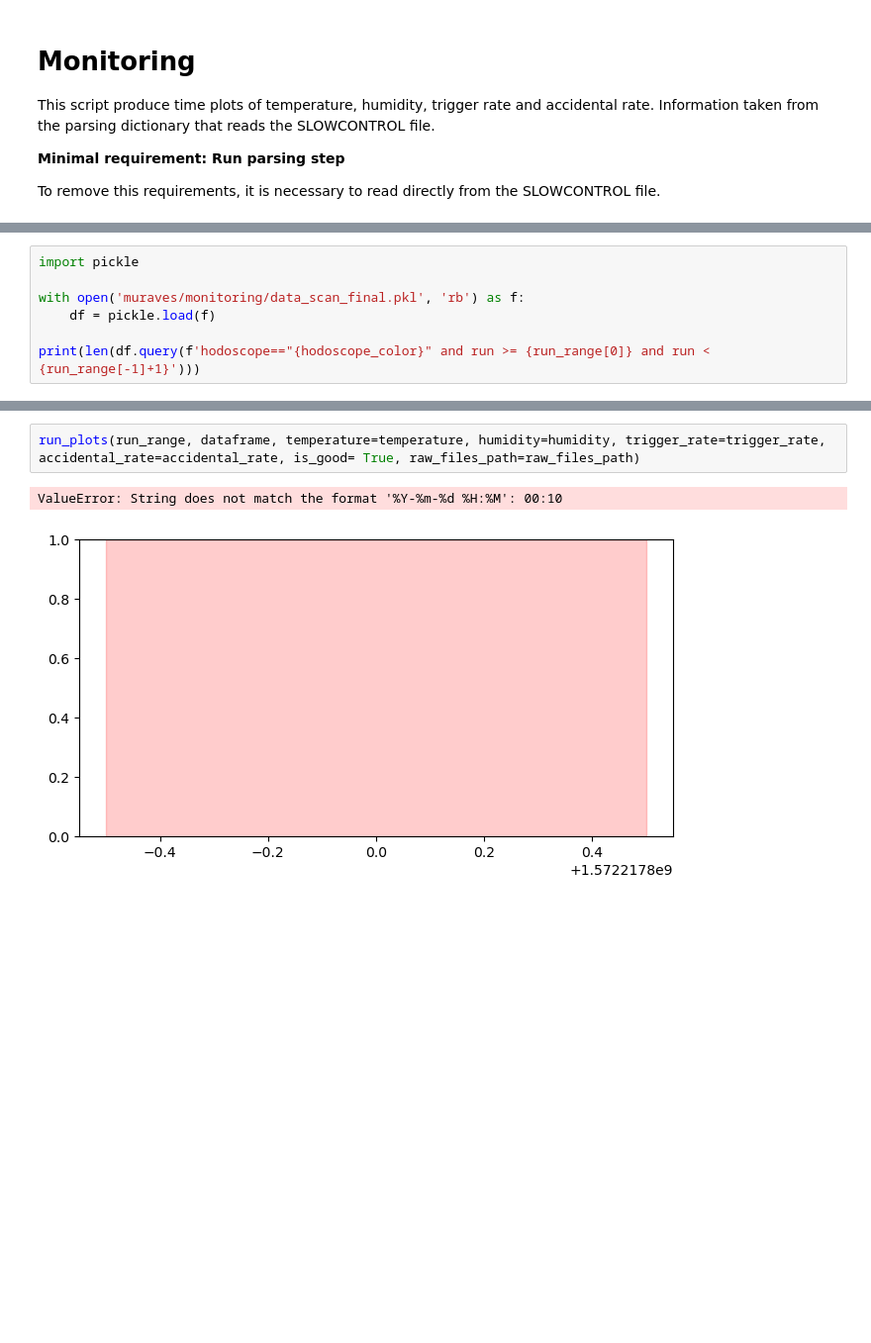
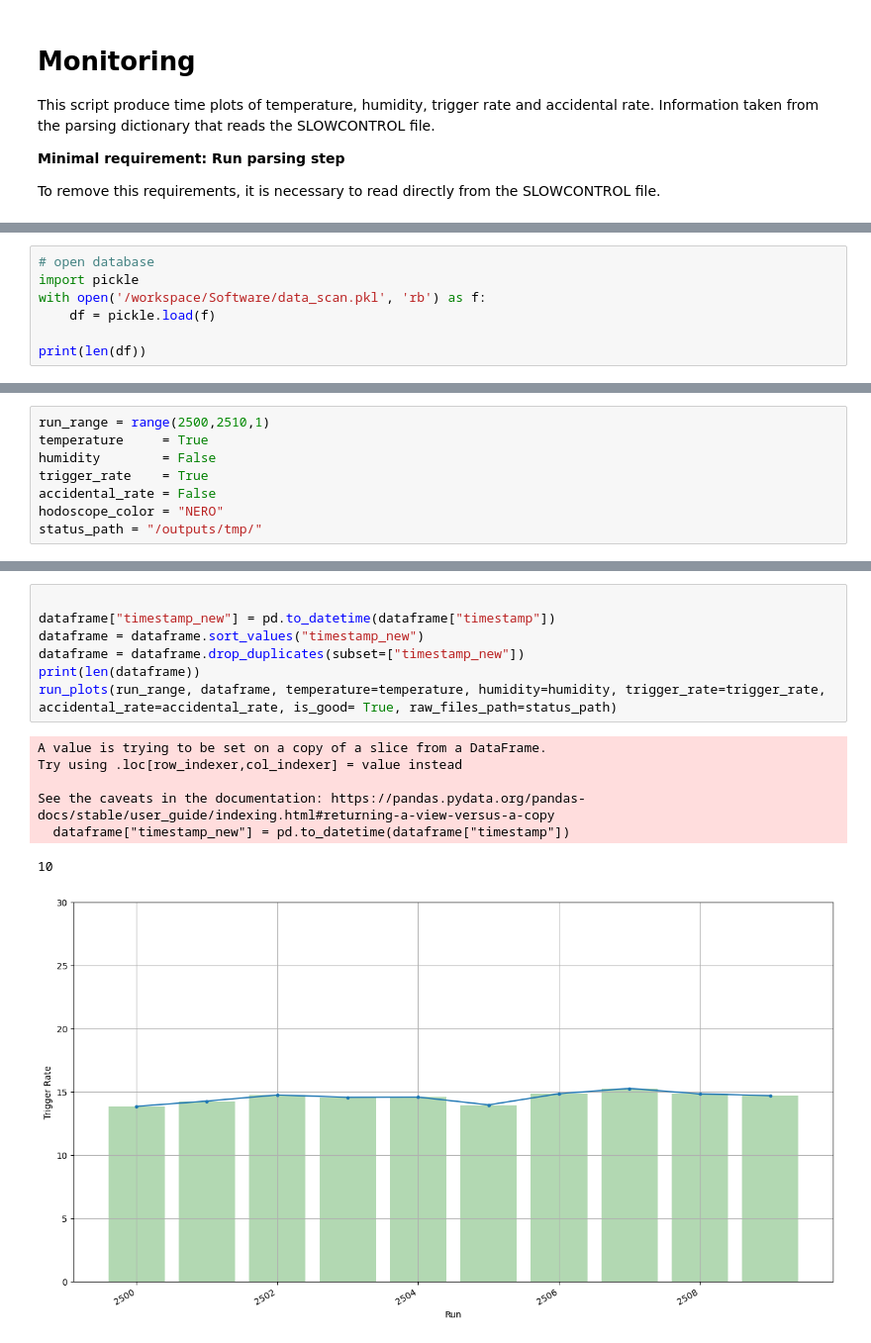
Before and after one commit to muraves/Software, a Jupyter notebook: muraves/monitoring/monitoring.ipynb, the cells around one changed output, grey strips where cells are left out. Shown at 99% size. Saved outputs shown, nothing was run; the diff lists cells and outputs as text; blank space fills up the shorter version.

Commit message:
Updates monitoring functions

```diff
--- a/muraves/monitoring/monitoring.ipynb
+++ b/muraves/monitoring/monitoring.ipynb
@@ -200,10 +244,10 @@ hodoscope_color = 'NERO'
 dataframe = run_manager.create_database(raw_files_path, color_list=[hodoscope_color])
 print(dataframe.head())
 # %%
+# open database
 import pickle
-
-with open('muraves/monitoring/data_scan_final.pkl', 'rb') as f:
+with open('/workspace/Software/data_scan.pkl', 'rb') as f:
     df = pickle.load(f)
 
-print(len(df.query(f'hodoscope=="{hodoscope_color}" and run >= {run_range[0]} and run < {run_range[-1]+1}')))
+print(len(df))
 # %% [output]
@@ -248,0 +255,8 @@ print(dataframe.drop_duplicates())
+# %%
+run_range = range(2500,2510,1)
+temperature     = True
+humidity        = False
+trigger_rate    = True
+accidental_rate = False
+hodoscope_color = "NERO"
+status_path = "/outputs/tmp/"
@@ -249,5 +274,15 @@ print(dataframe.drop_duplicates())
 # %%
-run_plots(run_range, dataframe, temperature=temperature, humidity=humidity, trigger_rate=trigger_rate, accidental_rate=accidental_rate, is_good= True, raw_files_path=raw_files_path)
+
+dataframe["timestamp_new"] = pd.to_datetime(dataframe["timestamp"])
+dataframe = dataframe.sort_values("timestamp_new")
+dataframe = dataframe.drop_duplicates(subset=["timestamp_new"])
+print(len(dataframe))
+run_plots(run_range, dataframe, temperature=temperature, humidity=humidity, trigger_rate=trigger_rate, accidental_rate=accidental_rate, is_good= True, raw_files_path=status_path)
 # %% [output]
-ValueError: String does not match the format '%Y-%m-%d %H:%M': 00:10
+A value is trying to be set on a copy of a slice from a DataFrame.
+Try using .loc[row_indexer,col_indexer] = value instead
+
+See the caveats in the documentation: https://pandas.pydata.org/pandas-docs/stable/user_guide/indexing.html#returning-a-view-versus-a-copy
+  dataframe["timestamp_new"] = pd.to_datetime(dataframe["timestamp"])
+10
-[figure, old version]
+[figure, new version]
```
Also changed, not shown: parts of 7 cells of this notebook, 1 other file.
